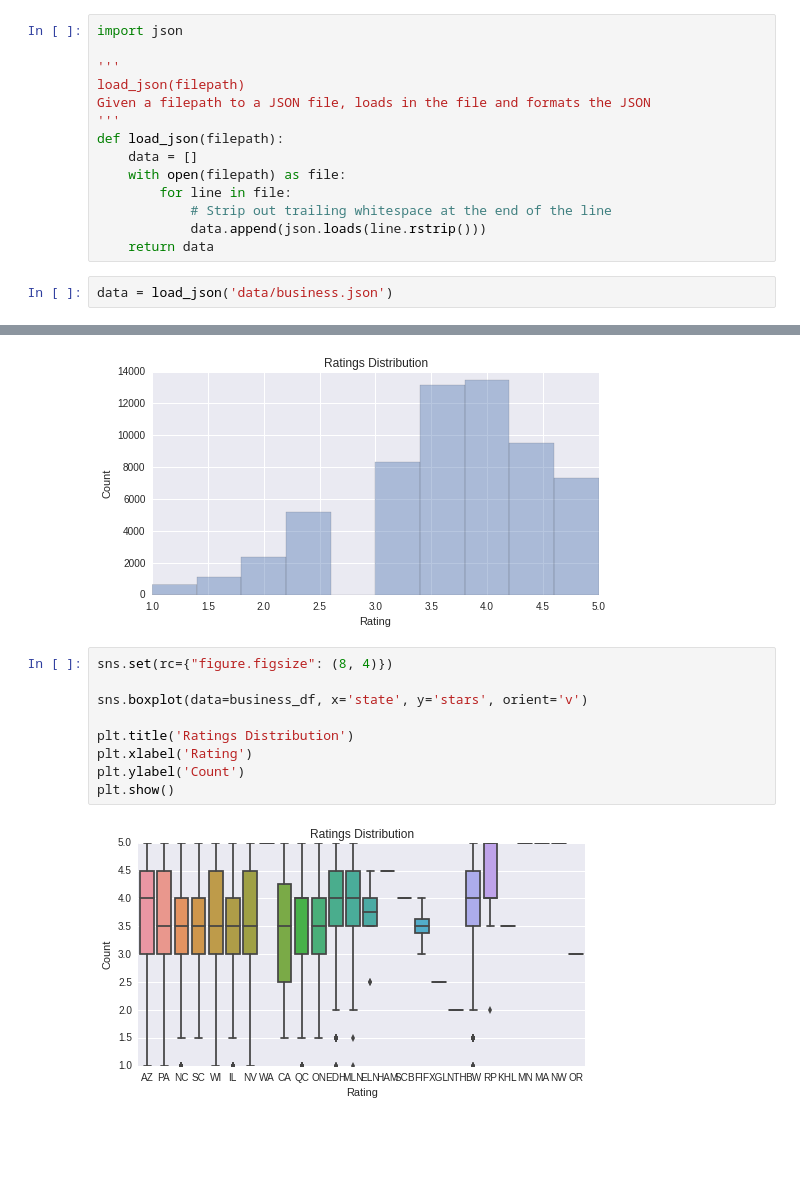
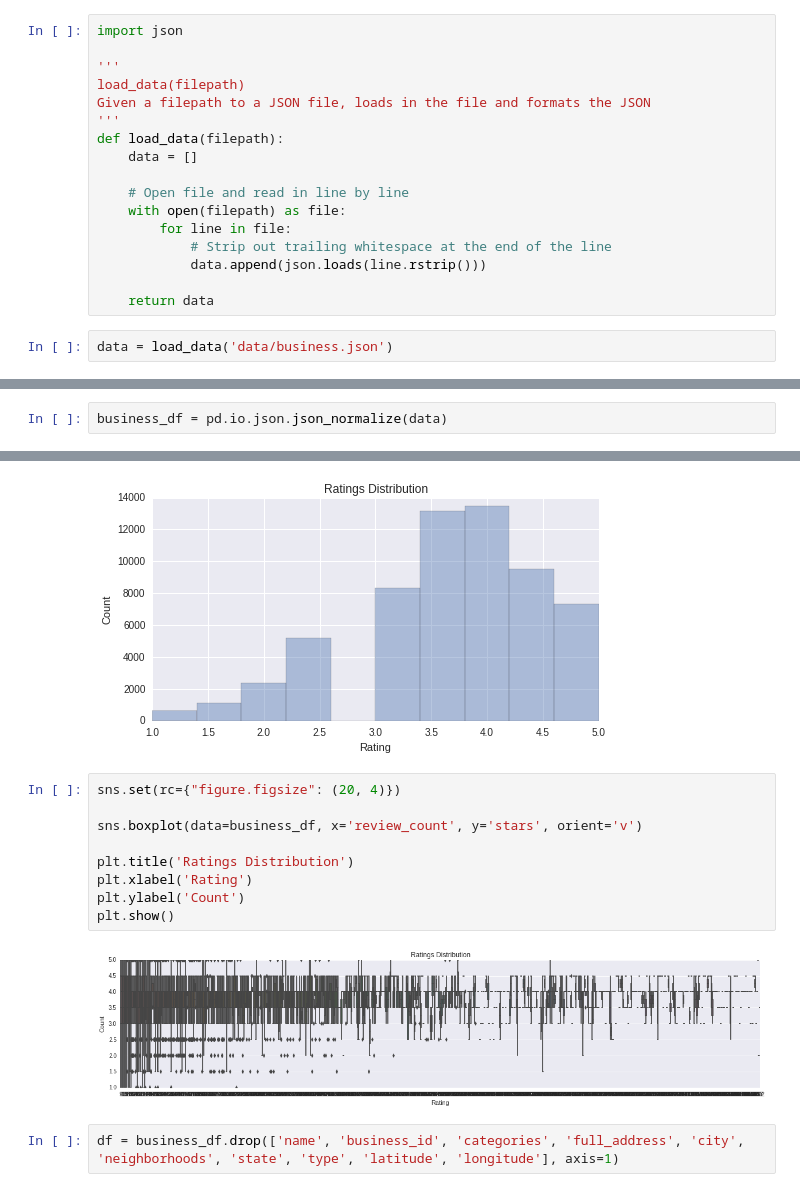
Before and after one commit to karenxiao/pandas-express, a Jupyter notebook: pandas_express.ipynb, the cells around one changed output, grey strips where cells are left out. Saved outputs shown, nothing was run; the diff lists cells and outputs as text; blank space fills up the shorter version.

```diff
--- a/pandas_express.ipynb
+++ b/pandas_express.ipynb
@@ -41,15 +44,18 @@ The Yelp dataset is in JSON format, [which you can read about here](https://en.w
 import json
 
 '''
-load_json(filepath)
+load_data(filepath)
 Given a filepath to a JSON file, loads in the file and formats the JSON
 '''
-def load_json(filepath):
+def load_data(filepath):
     data = []
+
+    # Open file and read in line by line
     with open(filepath) as file:
         for line in file:
             # Strip out trailing whitespace at the end of the line
             data.append(json.loads(line.rstrip()))
+
     return data
 # %%
-data = load_json('data/business.json')
+data = load_data('data/business.json')
@@ -84 +66,3 @@ business_df = pd.DataFrame.from_dict(data)
+# %%
+business_df = pd.io.json.json_normalize(data)
 # %% [markdown]
@@ -279,13 +322,15 @@ plt.show()
 # %% [output]
 [figure]
 # %%
-sns.set(rc={"figure.figsize": (8, 4)})
+sns.set(rc={"figure.figsize": (20, 4)})
 
-sns.boxplot(data=business_df, x='state', y='stars', orient='v')
+sns.boxplot(data=business_df, x='review_count', y='stars', orient='v')
 
 plt.title('Ratings Distribution')
 plt.xlabel('Rating')
 plt.ylabel('Count')
 plt.show()
 # %% [output]
-[figure, old version]
+[figure, new version]
+# %%
+df = business_df.drop(['name', 'business_id', 'categories', 'full_address', 'city', 'neighborhoods', 'state', 'type', 'latitude', 'longitude'], axis=1)
```
Also changed, not shown: parts of 28 cells of this notebook.
